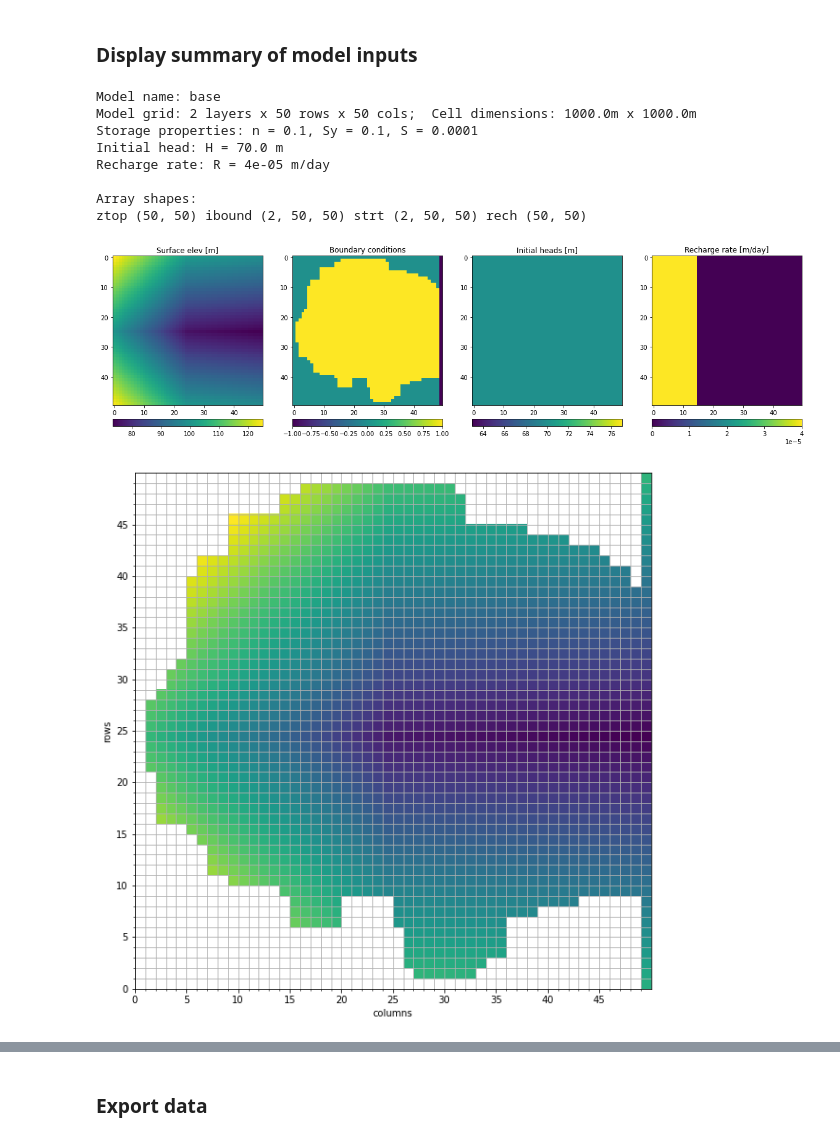
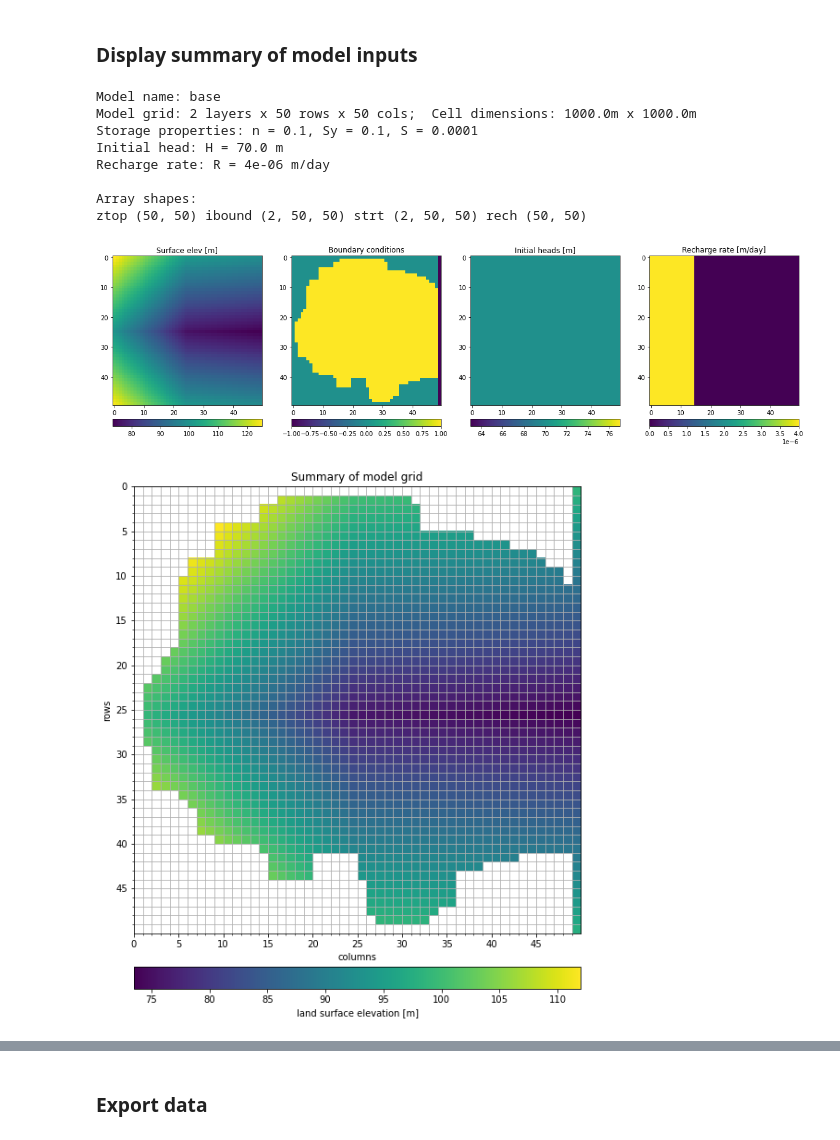
Before and after one commit to cfandel/geol340-w21, a Jupyter notebook: HW1/BASE.ipynb, the cells around one changed output, grey strips where cells are left out. Drawn from its saved outputs; the diff is of its cells as text; code cells hidden in the pictures.

Commit message:
finalizing base model

```diff
--- a/HW1/BASE.ipynb
+++ b/HW1/BASE.ipynb
@@ -92,7 +92,7 @@ H_init = 70.                                #initial hydraulic head in meters
 strt = np.full((nlay, nrow, ncol), H_init)  #float (i.e. decimal) array, sets initial head in all cells to desired value
 # %%
 ## Recharge conditions:
-R = 4e-5                              #recharge rate [m/day]
+R = 4e-6                              #recharge rate [m/day]
 rech = np.zeros((nrow,ncol))          #make array of zeros for recharge (dim: nrow, ncol, no layers because recharge only happens in top layer)
 rech[:,0:15] = R                      #set recharge in the leftmost 15 columns to the desired recharge rate
 # %%
@@ -122,38 +122,45 @@ print('ztop', ztop.shape, 'ibound', ibound.shape, 'strt', strt.shape, 'rech', re
 pars = [ztop,ibound[0,:,:],strt[0,:,:],rech]     #list the parameters we want to plot (we are only looking at top layer)
 parnames = ['Surface elev [m]', 'Boundary conditions','Initial heads [m]','Recharge rate [m/day]'] #create list of names for parameters
 f,ax = plt.subplots(nrows=1,ncols=len(pars),figsize=(20,12))  #create figure and axis objects with subplots for each parameter
 for ipar in np.arange(len(pars)):                             #loop over parameter list indices
-    im = ax[ipar].imshow(pars[ipar][:,:])                     #plot map view of parameter distribution
+    im = ax[ipar].imshow(pars[ipar][:,:])      #plot map view of parameter distribution
     divider = make_axes_locatable(ax[ipar])                   #make axes dividable (to add colorbar)
     cax = divider.append_axes('bottom', size="5%", pad=0.3)   #add an axis at the bottom for the colorbar
     plt.colorbar(im, cax=cax, orientation='horizontal')       #plot the colorbar
     ax[ipar].set_title(parnames[ipar])                        #label each parameter
 
 #Plot boundary conditions and model grid:
-f,ax = plt.subplots(nrows=1,ncols=1, figsize=(10,10))  #make a new larger plot with only one set of axes
-summary = np.ma.masked_where(ibound[0,:,:]==0,ztop)    #create a masked array showing the topography only in active model cells
-plt.imshow(summary, extent=[0,nrow,0,ncol])
+f,ax = plt.subplots(nrows=1,ncols=1, figsize=(10,10))     #make a new larger plot with only one set of axes
+extent=[0,nrow,ncol,0]                                    #set model extent to plot more precisely
+summary = np.ma.masked_where(ibound[0,:,:]==0,ztop)       #create a masked array showing the topography only in active model cells
+im = plt.imshow(summary, extent=extent)                   #plot
+plt.title('Summary of model grid')
 
 #Format grid & axes:
 major_ticks = np.arange(0,nrow,5)         #creates an array for major tick marks every 5
 minor_ticks = np.arange(0,nrow)           #creates an array for minor tick marks every 1
 
 ax.set_xticks(major_ticks)             #sets major ticks
 ax.set_xticks(minor_ticks, minor=True) #sets minor ticks
 ax.set_yticks(major_ticks)
 ax.set_yticks(minor_ticks, minor=True)
 ax.set_ylabel('rows')
 ax.set_xlabel('columns')
+ax.grid(which='both')                  #turns grid on for both major and minor ticks
 
-ax.grid(which='both')                  #turns grid on for both major and minor ticks
+#Colorbar
+divider = make_axes_locatable(ax)                   #make axes dividable (to add colorbar)
+cax = divider.append_axes('bottom', size="5%", pad=0.5)   #add an axis at the bottom for the colorbar
+c = plt.colorbar(im, cax=cax, orientation='horizontal')       #plot the colorbar
+c.set_label('land surface elevation [m]')
 # %% [output]
 Model name: base
 Model grid: 2 layers x 50 rows x 50 cols;  Cell dimensions: 1000.0m x 1000.0m
 Storage properties: n = 0.1, Sy = 0.1, S = 0.0001
 Initial head: H = 70.0 m
-Recharge rate: R = 4e-05 m/day
+Recharge rate: R = 4e-06 m/day
 
 Array shapes:
 ztop (50, 50) ibound (2, 50, 50) strt (2, 50, 50) rech (50, 50)
-[figure, old version]
+[figure, new version]
-[figure, old version]
+[figure, new version]
```
Also changed, not shown: parts of 14 cells of this notebook, 11 other files.
